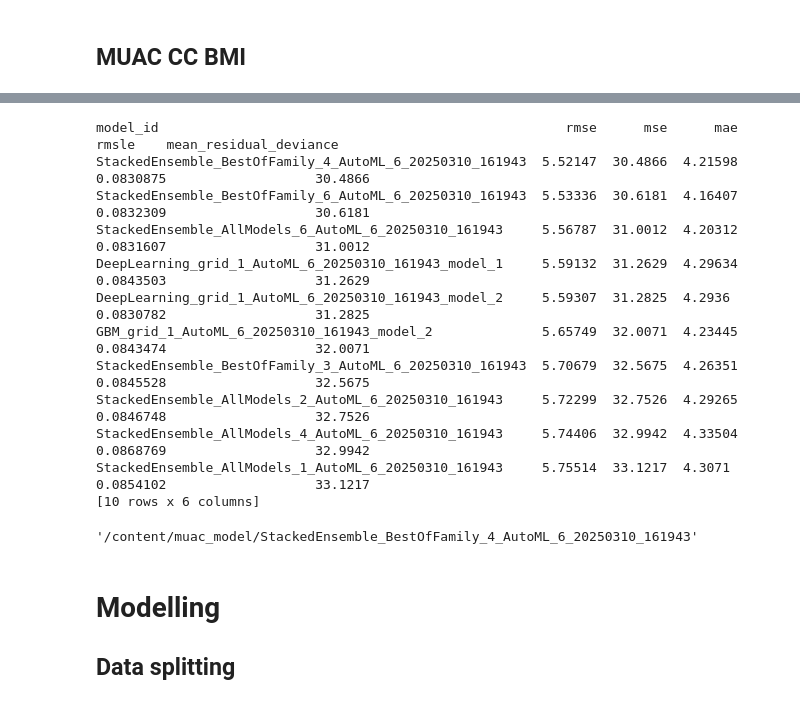
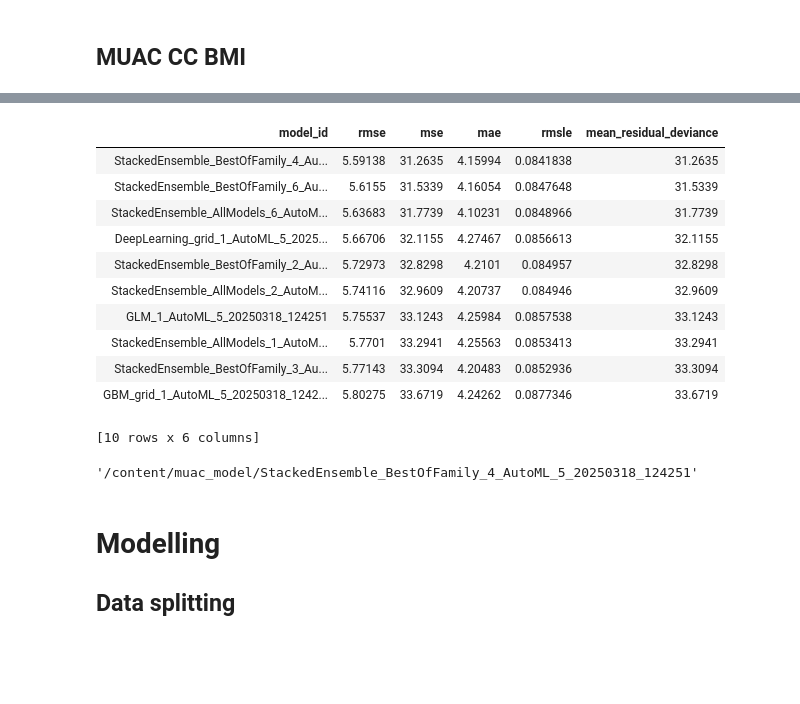
Before and after one commit to KomlaRD/Adult-Weight-Estimation, a Jupyter notebook: muac_machine_learning.ipynb, the cells around one changed output, grey strips where cells are left out. Saved outputs shown, nothing was run; the diff lists cells and outputs as text; code cells hidden in the pictures; blank space fills up the shorter version.

```diff
--- a/muac_machine_learning.ipynb
+++ b/muac_machine_learning.ipynb
@@ -845,22 +883,23 @@ Cross-Validation Metrics Summary:
+# %%
+model_cc_muac_bmi.leaderboard.head()
+# %% [output]
+| model_id | rmse | mse | mae | rmsle | mean_residual_deviance |
+| StackedEnsemble_BestOfFamily_4_Au... | 5.59138 | 31.2635 | 4.15994 | 0.0841838 | 31.2635 |
+| StackedEnsemble_BestOfFamily_6_Au... | 5.6155 | 31.5339 | 4.16054 | 0.0847648 | 31.5339 |
+| StackedEnsemble_AllModels_6_AutoM... | 5.63683 | 31.7739 | 4.10231 | 0.0848966 | 31.7739 |
+| DeepLearning_grid_1_AutoML_5_2025... | 5.66706 | 32.1155 | 4.27467 | 0.0856613 | 32.1155 |
+| StackedEnsemble_BestOfFamily_2_Au... | 5.72973 | 32.8298 | 4.2101 | 0.084957 | 32.8298 |
+| StackedEnsemble_AllModels_2_AutoM... | 5.74116 | 32.9609 | 4.20737 | 0.084946 | 32.9609 |
+| GLM_1_AutoML_5_20250318_124251 | 5.75537 | 33.1243 | 4.25984 | 0.0857538 | 33.1243 |
+| StackedEnsemble_AllModels_1_AutoM... | 5.7701 | 33.2941 | 4.25563 | 0.0853413 | 33.2941 |
+| StackedEnsemble_BestOfFamily_3_Au... | 5.77143 | 33.3094 | 4.20483 | 0.0852936 | 33.3094 |
+| GBM_grid_1_AutoML_5_20250318_1242... | 5.80275 | 33.6719 | 4.24262 | 0.0877346 | 33.6719 |
+[10 rows x 6 columns]
 # %%
-print(model_cc_muac_bmi.leaderboard.head())
-
-# Save full model
+# Save muac-cc-bmi model
 h2o.save_model(model_cc_muac_bmi.leader,  path="muac_model", force=True)
 # %% [output]
-model_id                                                    rmse      mse      mae      rmsle    mean_residual_deviance
-StackedEnsemble_BestOfFamily_4_AutoML_6_20250310_161943  5.52147  30.4866  4.21598  0.0830875                   30.4866
-StackedEnsemble_BestOfFamily_6_AutoML_6_20250310_161943  5.53336  30.6181  4.16407  0.0832309                   30.6181
-StackedEnsemble_AllModels_6_AutoML_6_20250310_161943     5.56787  31.0012  4.20312  0.0831607                   31.0012
-DeepLearning_grid_1_AutoML_6_20250310_161943_model_1     5.59132  31.2629  4.29634  0.0843503                   31.2629
-DeepLearning_grid_1_AutoML_6_20250310_161943_model_2     5.59307  31.2825  4.2936   0.0830782                   31.2825
-GBM_grid_1_AutoML_6_20250310_161943_model_2              5.65749  32.0071  4.23445  0.0843474                   32.0071
-StackedEnsemble_BestOfFamily_3_AutoML_6_20250310_161943  5.70679  32.5675  4.26351  0.0845528                   32.5675
-StackedEnsemble_AllModels_2_AutoML_6_20250310_161943     5.72299  32.7526  4.29265  0.0846748                   32.7526
-StackedEnsemble_AllModels_4_AutoML_6_20250310_161943     5.74406  32.9942  4.33504  0.0868769                   32.9942
-StackedEnsemble_AllModels_1_AutoML_6_20250310_161943     5.75514  33.1217  4.3071   0.0854102                   33.1217
-[10 rows x 6 columns]
+'/content/muac_model/StackedEnsemble_BestOfFamily_4_AutoML_5_20250318_124251'
-'/content/muac_model/StackedEnsemble_BestOfFamily_4_AutoML_6_20250310_161943'
 # %% [markdown]
 # Modelling
 
```
Also changed, not shown: parts of 5 cells of this notebook.
